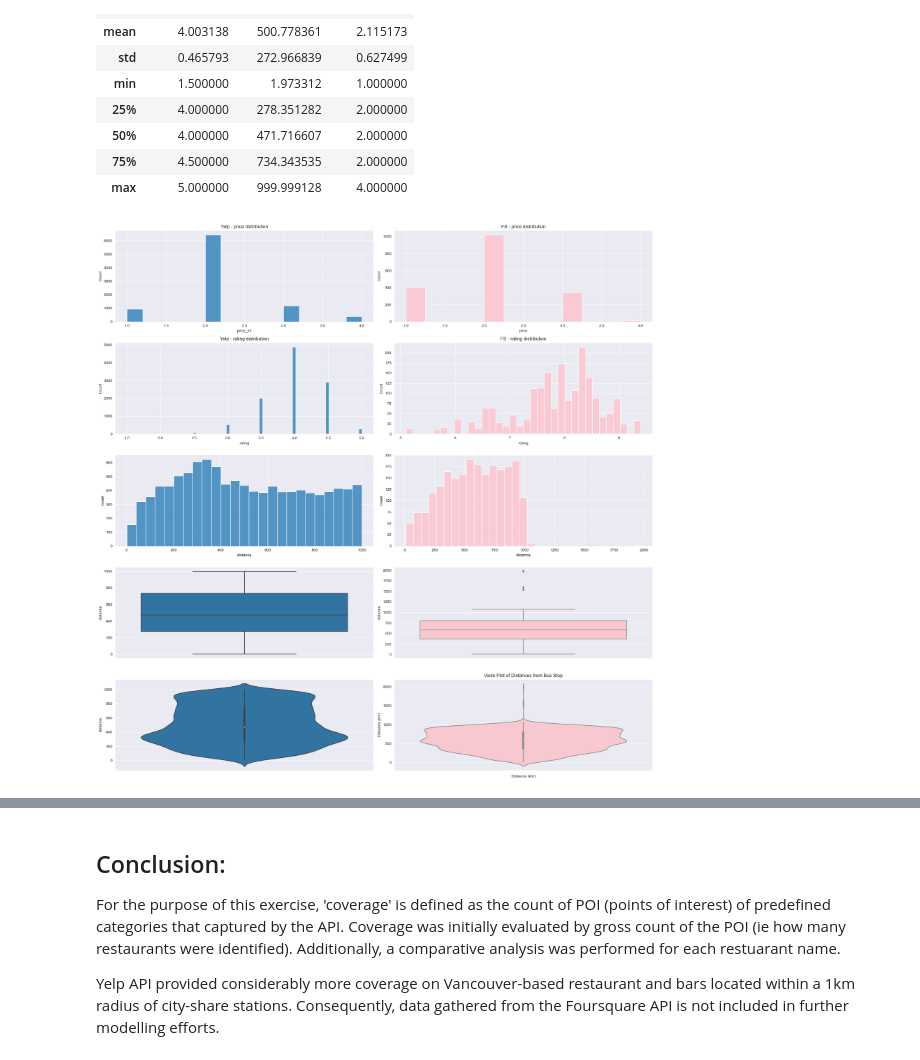
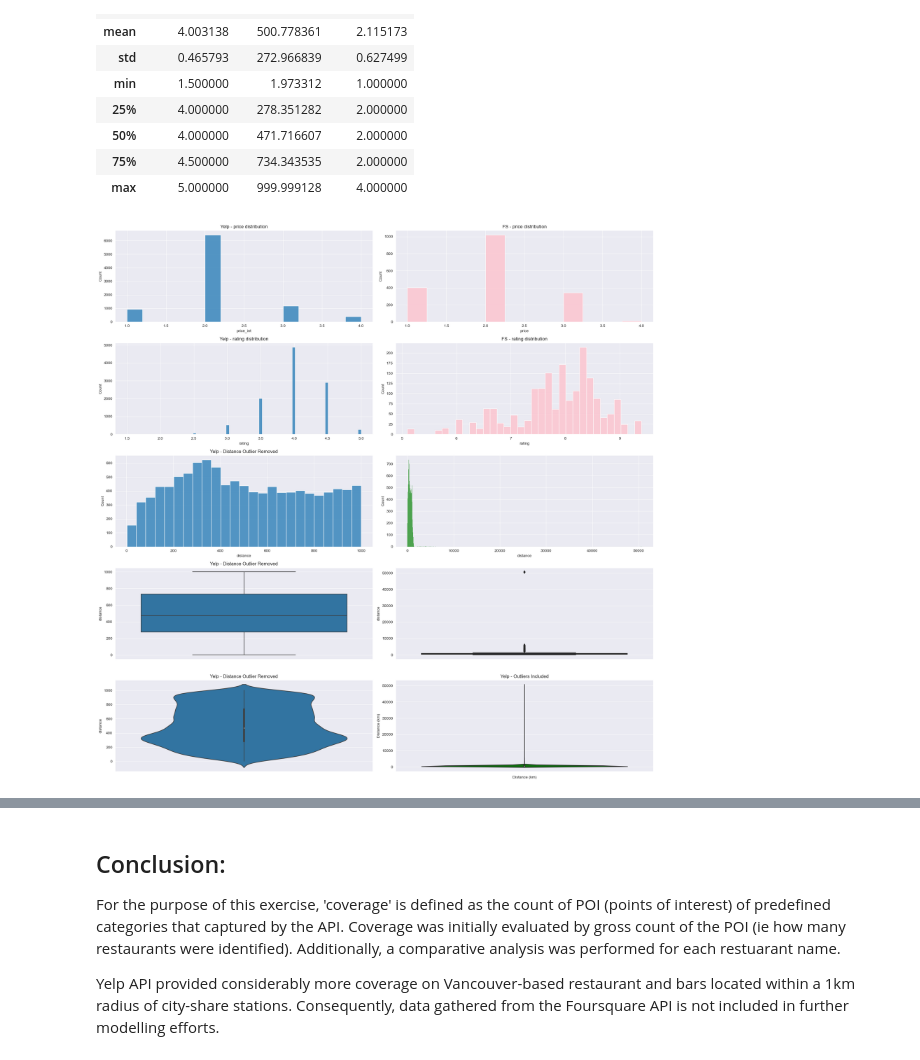
Before and after one commit to j-lepard/LHL-Statistics, a Jupyter notebook: notebooks/02.yelp_foursquare_EDA.ipynb, the cells around one changed output, grey strips where cells are left out. Saved outputs shown, nothing was run; the diff lists cells and outputs as text; code cells hidden in the pictures.

Commit message:
Update Chart lables.

```diff
--- a/notebooks/02.yelp_foursquare_EDA.ipynb
+++ b/notebooks/02.yelp_foursquare_EDA.ipynb
@@ -542,42 +410,46 @@ plt.title('Distribution of Distances from Bus Stop')
 plt.xlabel('Distance (km)')
 plt.ylabel('Number of Places')
 plt.xlim(0,1100)
+axes[2][0].set_title('Yelp - Distance Outlier Removed')
 
-sns.histplot(FS_df, x='distance',ax=axes[2][1], color='pink')  # `kde=True` will also plot a Kernel Density Estimate line
+sns.histplot(YELP_df_clean, x='distance',ax=axes[2][1], color='green')  # `kde=True` will also plot a Kernel Density Estimate line
 plt.title('Distribution of Distances from Bus Stop')
 plt.xlabel('Distance (km)')
 plt.ylabel('Number of Places')
 plt.xlim(0,1100)
 #
 # # 2. Boxplot
 #
 sns.boxplot(y=YELP_df_clean_1km['distance'],ax=axes[3][0])
 plt.title('Distances from Bus Stop')
 plt.ylabel('Distance (km)')
+axes[3][0].set_title('Yelp - Distance Outlier Removed')
 
-sns.boxplot(y=FS_df['distance'],ax=axes[3][1], color='pink')
+sns.boxplot(y=YELP_df_clean['distance'],ax=axes[3][1], color='green')
 plt.title('Distances from Bus Stop')
 plt.ylabel('Distance (km)')
 
 #
 # # 3. Violin Plot
 #
 sns.violinplot(y=YELP_df_clean_1km['distance'],ax=axes[4][0])
 plt.title('Violin Plot of Distances from Bus Stop')
 plt.ylabel('Distance (km)')
 # plt.ylim(0,1000)
+axes[4][0].set_title('Yelp - Distance Outlier Removed')
 
-sns.violinplot(y=FS_df['distance'],ax=axes[4][1], color='pink')
+sns.violinplot(y=YELP_df_clean['distance'],ax=axes[4][1], color='green')
 plt.title('Violin Plot of Distances from Bus Stop')
 plt.ylabel('Distance (km)')
 # plt.ylim(0,1000)
+axes[4][1].set_title('Yelp - Outliers Included')
 
 plt.tight_layout()
 
 
 ## Interpretation= there are some outliers with the distance to the bike station!! How many are there?
 # %% [output]
-[figure, old version]
+[figure, new version]
 # %%
 ### Outlier (distance) count between FS and Yelp
 
```
Also changed, not shown: parts of 12 cells of this notebook, 1 other file.
